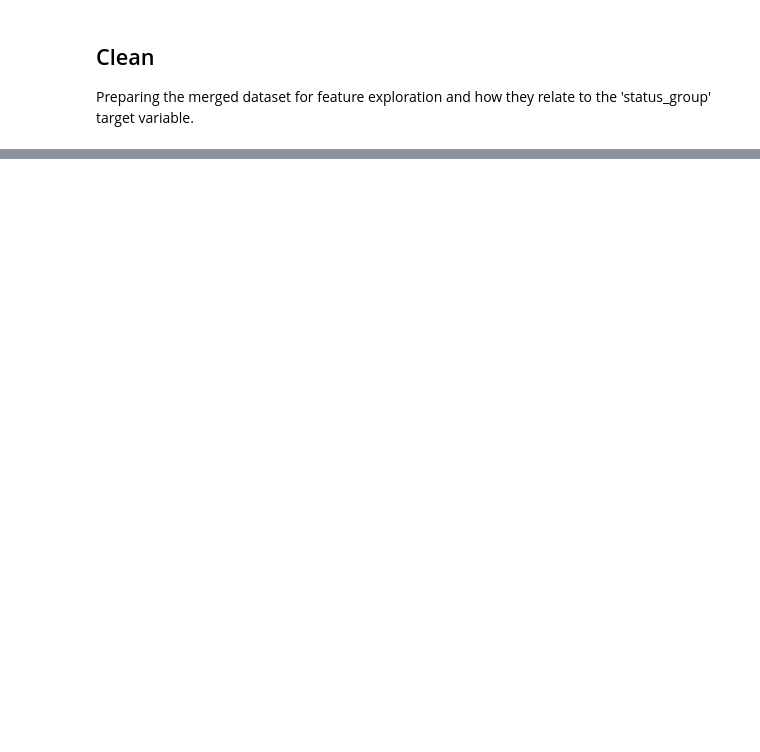
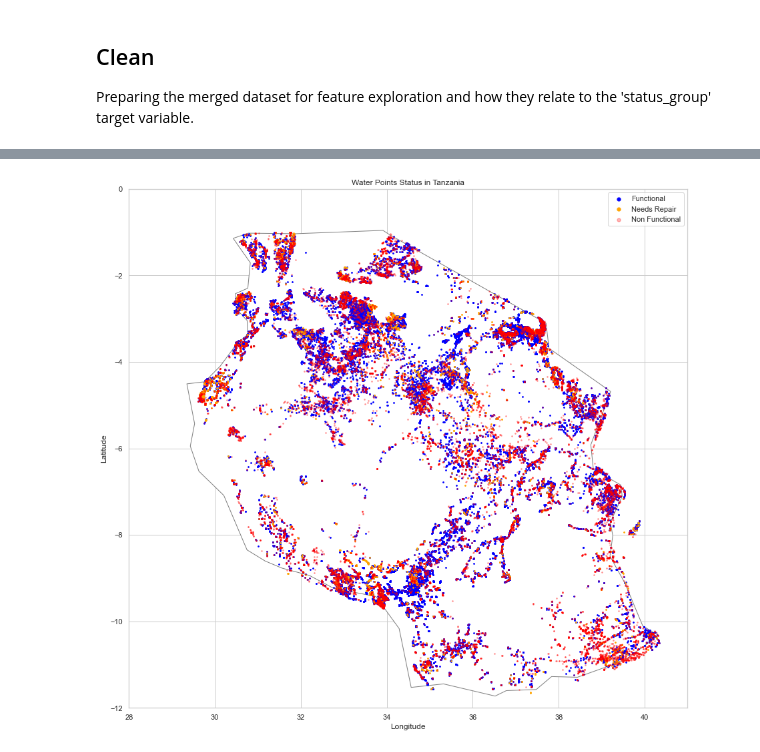
Before and after one commit to GoknurK/Tanzania-Water-Wells-Status-Prediction, a Jupyter notebook: DRAFT_nb.ipynb, the cells around one changed output, grey strips where cells are left out. Cells and saved outputs as stored; diff of their text form; code cells hidden in the pictures; blank space fills up the shorter version.

```diff
--- a/DRAFT_nb.ipynb
+++ b/DRAFT_nb.ipynb
@@ -1475,0 +571,38 @@ The "Jelly Movie Studio Project" has successfully unveiled invaluable insights f
+# %%
+import geopandas
+import matplotlib.pyplot as plt
+
+gdf = geopandas.GeoDataFrame(
+    master_data, geometry=geopandas.points_from_xy(master_data.longitude, master_data.latitude))
+
+functional = gdf[gdf['status_group'] == 'functional']
+repair = gdf[gdf['status_group'] == 'functional needs repair']
+non_functional = gdf[gdf['status_group'] == 'non functional']
+
+world_shapefile_path = 'data/ne_110m_admin_0_countries/ne_110m_admin_0_countries.shp'
+world = geopandas.read_file(world_shapefile_path)
+
+# Filter for Tanzania
+fig, ax = plt.subplots(figsize=(15, 15))  # Adjust size of the figure
+base = world[world.ADMIN == 'United Republic of Tanzania'].plot(color='white', edgecolor='gray', ax=ax)
+
+# Scatter plots for each category
+ax.scatter(functional['longitude'], functional['latitude'], c='blue', alpha=1, s=3, label='Functional')
+ax.scatter(repair['longitude'], repair['latitude'], c='orange', alpha=1, s=3, label='Needs Repair')
+ax.scatter(non_functional['longitude'], non_functional['latitude'], c='red', alpha=0.3, s=3, label='Non Functional')
+
+# Limiting the display area
+ax.set_ylim(-12, 0)
+ax.set_xlim(28, 41)
+
+# Adding labels and title
+ax.set_xlabel('Longitude')
+ax.set_ylabel('Latitude')
+ax.set_title('Water Points Status in Tanzania')
+
+# Adding legend
+ax.legend(markerscale=3, loc='upper right')
+
+plt.show()
+# %% [output]
+[figure, added]
```
Also changed, not shown: parts of 186 cells of this notebook, 10 other files.
